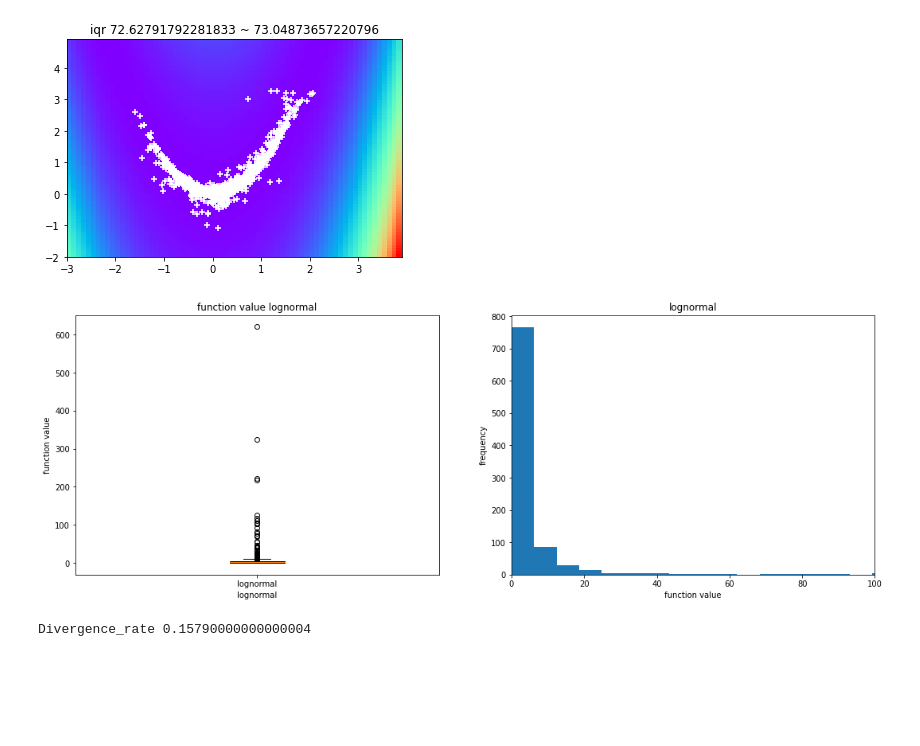
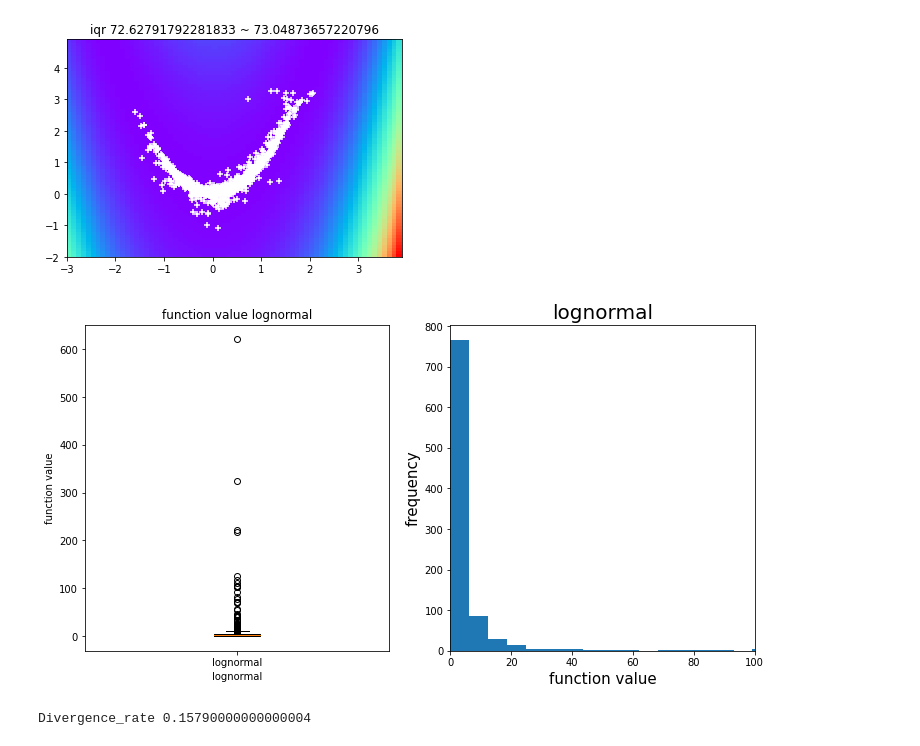
Before and after one commit to NaokiNakamichi/ML, a Jupyter notebook: GD/result_noise.ipynb, the cells around one changed output. Drawn from its saved outputs; the diff is of its cells as text; code cells hidden in the pictures; blank space fills up the shorter version.

```diff
--- a/GD/result_noise.ipynb
+++ b/GD/result_noise.ipynb
@@ -149,34 +149,34 @@ Text(0.5, 1.0, 'iqr 72.62791792281833 ~ 73.04873657220796')
 # %%
 f = model_opt.RosenBrock()
 
 f_value = f.f_opt(lognormal_noise_part)
 f_value = f_value[~np.isnan(f_value)]
 
 # 箱ひげ図
-fig = plt.figure(figsize=(18.0, 6.0))
+fig = plt.figure(figsize=(12.0, 6.0))
 ax1 = fig.add_subplot(121)
 ax2 = fig.add_subplot(122)
 
 
 bp1 = ax1.boxplot(f_value)
 ax1.set_xticklabels(["lognormal"])
 ax1.set_title('function value lognormal')
 ax1.set_xlabel('lognormal')
 ax1.set_ylabel('function value')
 
 ax2.hist(f_value,bins=100)
-ax2.set_title('lognormal')
-ax2.set_xlabel('function value')
-ax2.set_ylabel('frequency')
+ax2.set_title('lognormal',fontsize=20)
+ax2.set_xlabel('function value',fontsize=15)
+ax2.set_ylabel('frequency',fontsize=15)
 ax2.set_xlim(0,100)
 
 
 
 
 # 描画
 plt.show()
 # %% [output]
-[figure, old version]
+[figure, new version]
 # %%
 
 pareto = pd.read_csv("exp_result/pareto_noise/pareto_noise10000_last_w2020-07-09 20:56:23.267025.csv")[["iqr","w_0","w_1"]].sort_values(['iqr'])
```
Also changed, not shown: parts of 1 cell of this notebook, 6 other files.
